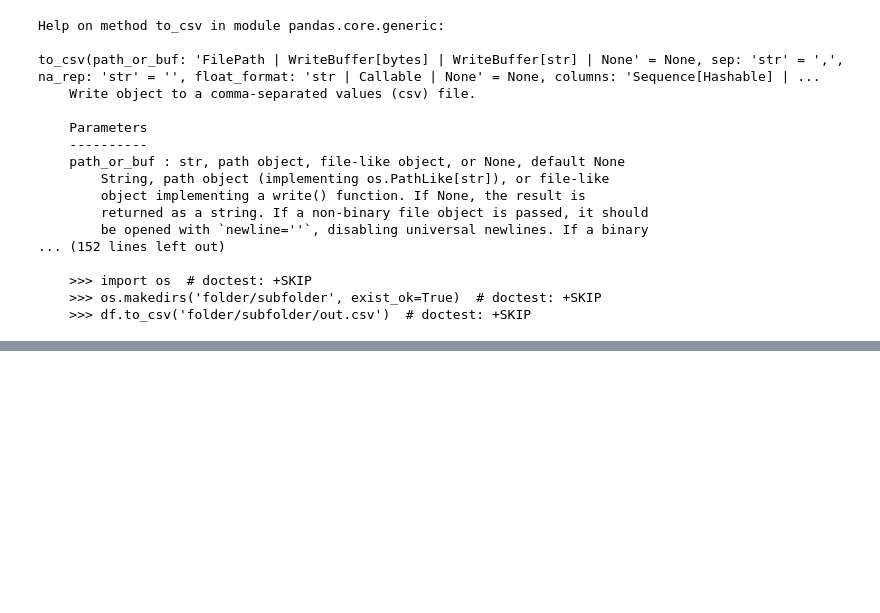
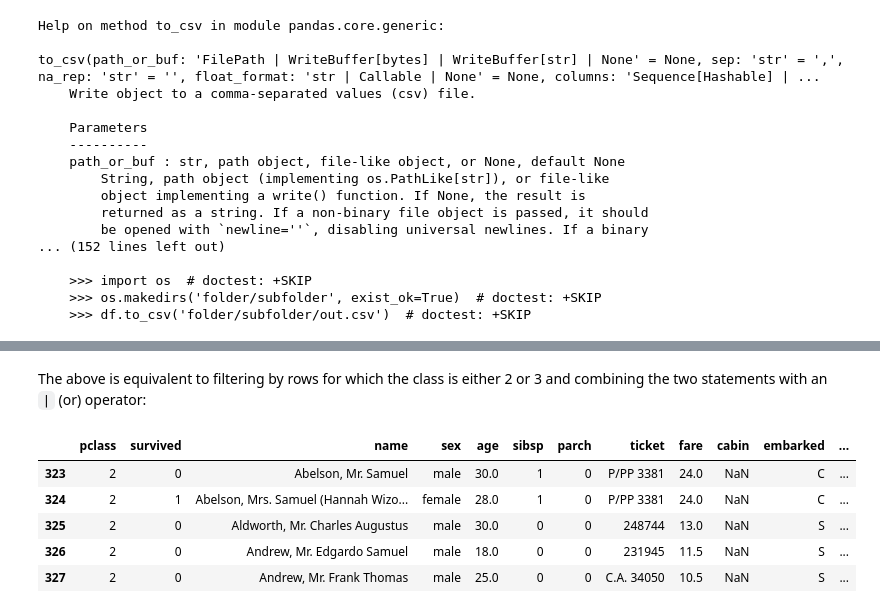
Before and after one commit to deaxparadox/ArtOfAI, a Jupyter notebook: 101-baisc-libraries/104-pandas/103-select-subset-of-a-dataframe.ipynb, the cells around one changed output, grey strips where cells are left out. Cells and saved outputs as stored; diff of their text form; code cells hidden in the pictures; blank space fills up the shorter version.

```diff
--- a/101-baisc-libraries/104-pandas/103-select-subset-of-a-dataframe.ipynb
+++ b/101-baisc-libraries/104-pandas/103-select-subset-of-a-dataframe.ipynb
@@ -27,0 +166,15 @@ with open("titanic.csv", "w+") as f:
+# %% [markdown]
+The above is equivalent to filtering by rows for which the class is either 2 or 3 and combining the two statements with an `|` (or) operator:
+# %%
+class_23 = titanic[
+    (titanic['pclass'] == 2) | (titanic['pclass'] == 3)
+]
+# %%
+class_23.head()
+# %% [output]
+|  | pclass | survived | name | sex | age | sibsp | parch | ticket | fare | cabin | embarked | ... |
+| 323 | 2 | 0 | Abelson, Mr. Samuel | male | 30.0 | 1 | 0 | P/PP 3381 | 24.0 | NaN | C | ... |
+| 324 | 2 | 1 | Abelson, Mrs. Samuel (Hannah Wizo... | female | 28.0 | 1 | 0 | P/PP 3381 | 24.0 | NaN | C | ... |
+| 325 | 2 | 0 | Aldworth, Mr. Charles Augustus | male | 30.0 | 0 | 0 | 248744 | 13.0 | NaN | S | ... |
+| 326 | 2 | 0 | Andrew, Mr. Edgardo Samuel | male | 18.0 | 0 | 0 | 231945 | 11.5 | NaN | S | ... |
+| 327 | 2 | 0 | Andrew, Mr. Frank Thomas | male | 25.0 | 0 | 0 | C.A. 34050 | 10.5 | NaN | S | ... |
```
Also changed, not shown: parts of 51 cells of this notebook.
